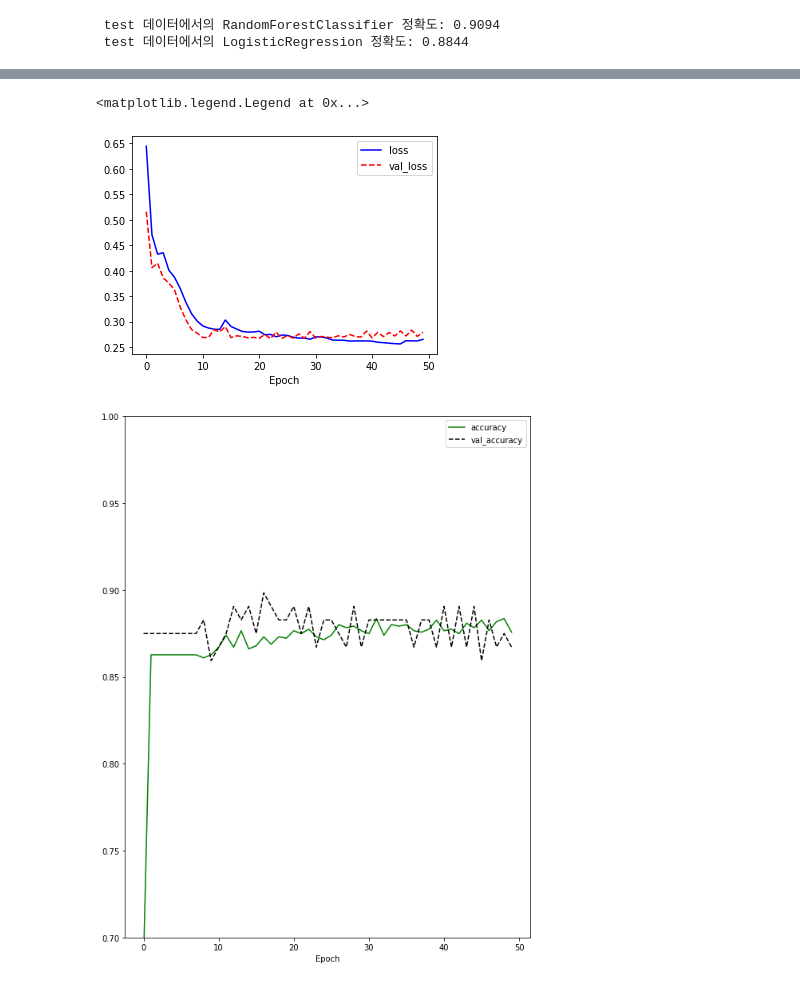
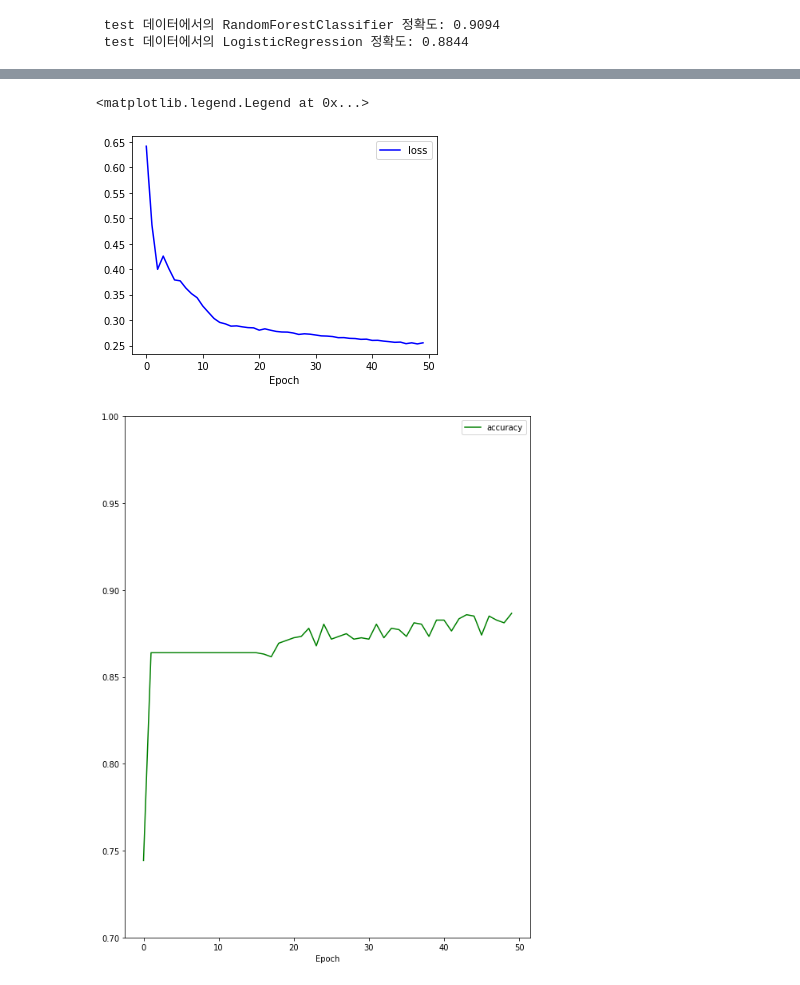
Before and after one commit to NANNDA3463/ossp_ai2, a Jupyter notebook: wineproject.ipynb, the cells around one changed output, grey strips where cells are left out. Cells and saved outputs as stored; diff of their text form; code cells hidden in the pictures.

```diff
--- a/wineproject.ipynb
+++ b/wineproject.ipynb
@@ -303,9 +303,9 @@ import matplotlib.pyplot as plt
 # %%
 model = tf.keras.models.Sequential([
     tf.keras.Input(shape=(11,)),
-    tf.keras.layers.Dense(units= 32, activation = 'relu'),
-    tf.keras.layers.Dense(units = 10, activation='relu'),
-    tf.keras.layers.Dense(units = 10, activation='relu'),
+    tf.keras.layers.Dense(units= 40, activation = 'relu'),
+    tf.keras.layers.Dense(units = 20, activation='relu'),
+    tf.keras.layers.Dense(units = 20, activation='relu'),
     tf.keras.layers.Dense(units= 1,  activation='sigmoid'),
     #마지막 계층
 ])
@@ -332,6 +332,6 @@ _________________________________________________________________
 #loss_fn = tf.keras.losses.binary_crossentropy()
 optimizer = tf.keras.optimizers.Adam(learning_rate = 0.01)
 model.compile(optimizer = optimizer, loss='binary_crossentropy', metrics = ['accuracy'])
-history = model.fit(x_train, y_train, epochs = 50, batch_size = 256, validation_split = 0.1)
+history = model.fit(x_train, y_train, epochs = 50, batch_size = 512)
 model.evaluate(x_test, y_test, verbose=2)
 # %% [output]
@@ -357,22 +357,22 @@ Epoch 50/50
 # %%
 plt.figure(figsize=(12, 4))
 
 plt.subplot(1, 2, 1)
 plt.plot(history.history['loss'], 'b-', label='loss')
-plt.plot(history.history['val_loss'], 'r--', label='val_loss')
+#plt.plot(history.history['val_loss'], 'r--', label='val_loss')
 plt.xlabel('Epoch')
 plt.legend()
 # %% [output]
 <matplotlib.legend.Legend at 0x...>
-[figure, old version]
+[figure, new version]
 # %%
 plt.subplot(1, 2, 2)
 plt.plot(history.history['accuracy'], 'g-', label='accuracy')
-plt.plot(history.history['val_accuracy'], 'k--', label='val_accuracy')
+#plt.plot(history.history['val_accuracy'], 'k--', label='val_accuracy')
 plt.xlabel('Epoch')
 plt.ylim(0.7, 1)
 plt.legend()
 
 plt.show()
 # %% [output]
-[figure, old version]
+[figure, new version]
```
Also changed, not shown: parts of 2 cells of this notebook.
